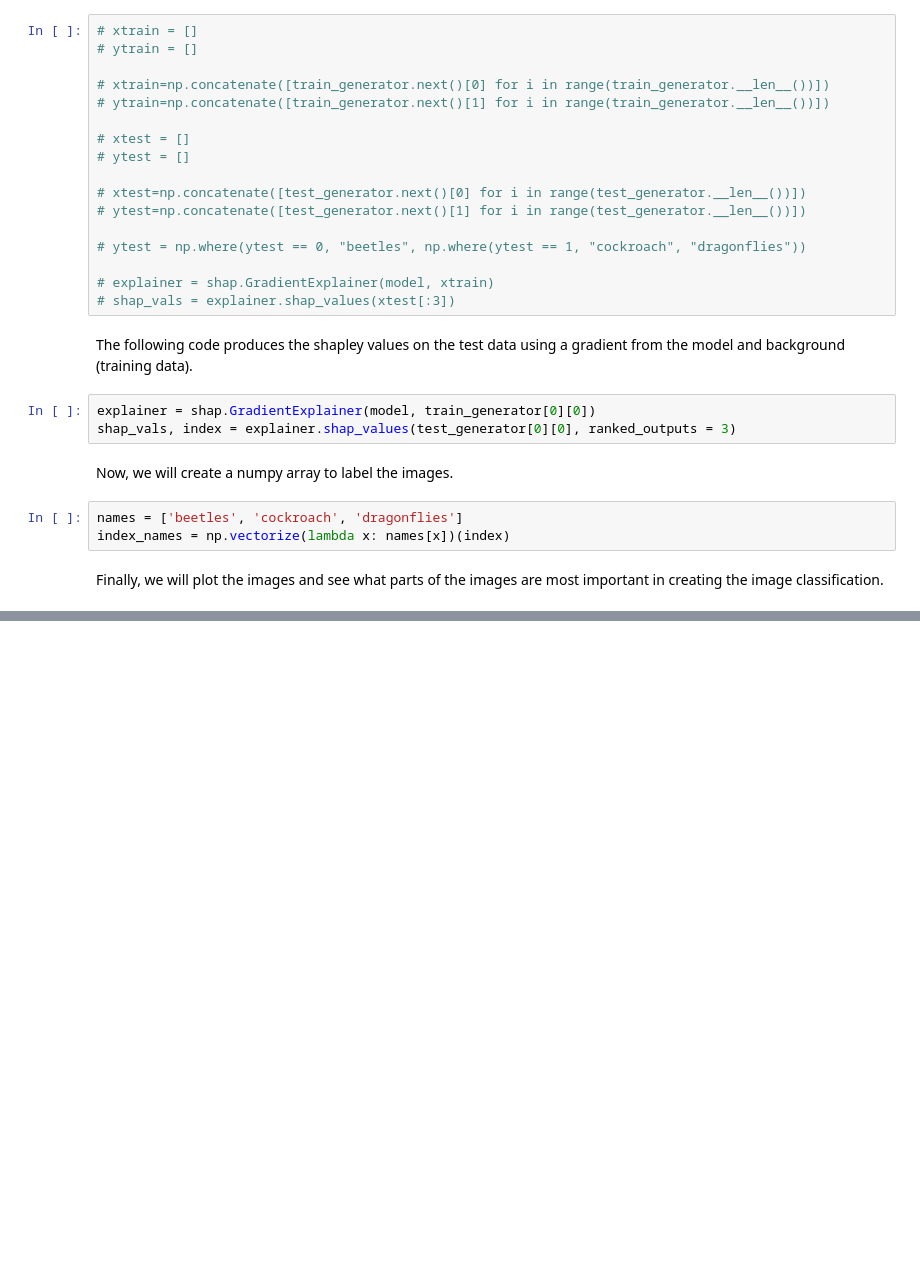
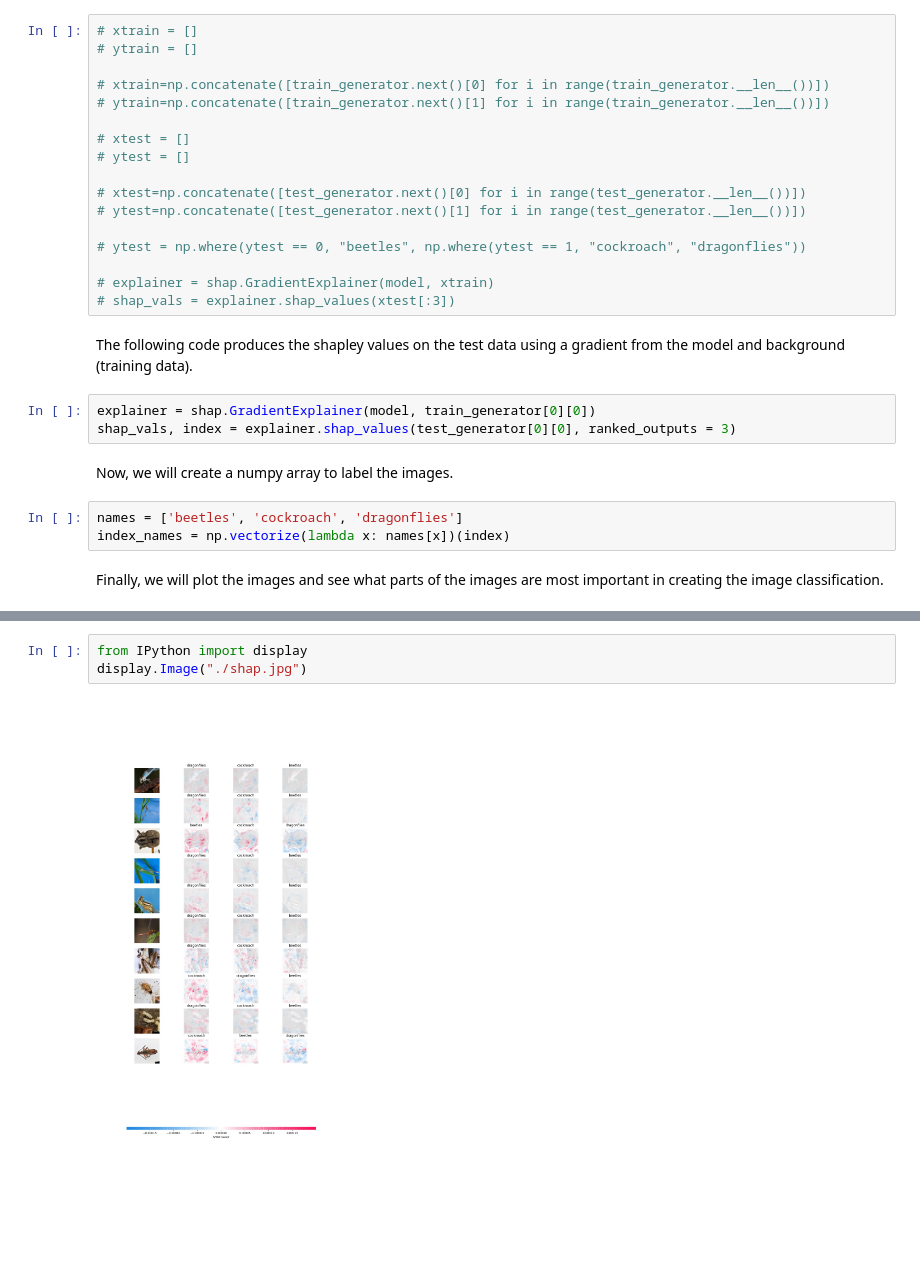
Before and after one commit to saahithirao/bios-823-blog, a Jupyter notebook: _notebooks/2021-11-12-deeplearning.ipynb, the cells around one changed output, grey strips where cells are left out. Cells and saved outputs as stored; diff of their text form; blank space fills up the shorter version.

```diff
--- a/_notebooks/2021-11-12-deeplearning.ipynb
+++ b/_notebooks/2021-11-12-deeplearning.ipynb
@@ -321,2 +321,7 @@ plt.savefig('shap.jpg')
 # %% [output]
 [figure]
+# %%
+from IPython import display
+display.Image("./shap.jpg")
+# %% [output]
+[figure, added]
```
Also changed, not shown: parts of 1 cell of this notebook.
